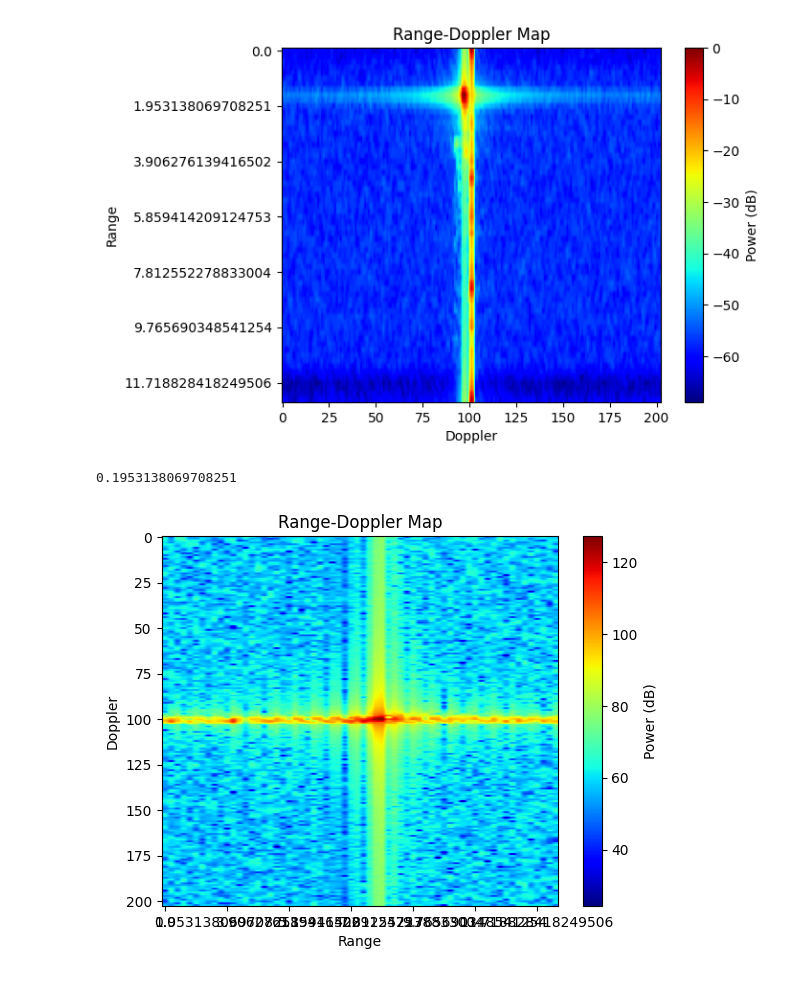
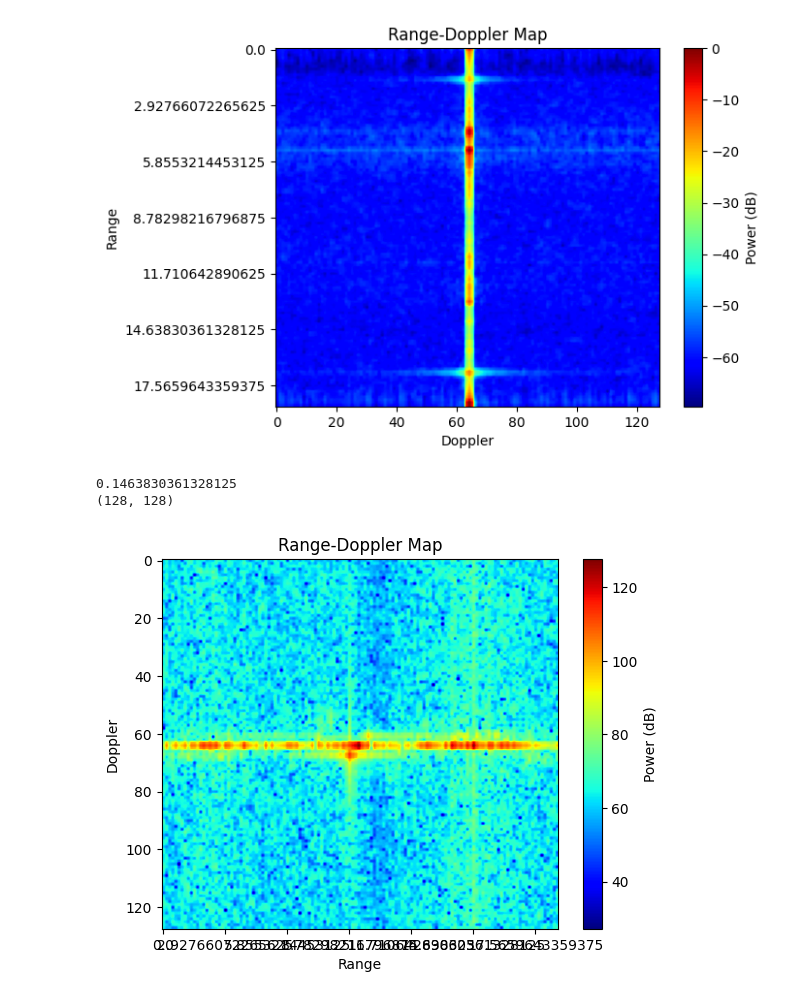
Before and after one commit to HarryPaniccc/4022S_code, a Jupyter notebook: range_doppler_notebook.ipynb, the cells around one changed output. Cells and saved outputs as stored; diff of their text form; code cells hidden in the pictures.

```diff
--- a/range_doppler_notebook.ipynb
+++ b/range_doppler_notebook.ipynb
@@ -62,45 +62,51 @@ def range_doppler_map(hdf5_file_path, frame, range_bin_size, make_map):
 moving_back_test = h5py.File('../4022S_data/undergrad_testset/Experiment_moving_target_back_data.hdf5', 'r') # Read in the file
 one_meter_centre_test = h5py.File('../4022S_data/undergrad_testset/Experiment_stationary_target_1m_1_data.hdf5','r')
 two_meter_centre_test = h5py.File('../4022S_data/undergrad_testset/Experiment_stationary_target_2m_1_data.hdf5','r')
+initial_slow_test_1 = h5py.File('../4022S_data/golfball_testset1/Experiment_2024-09-13_14-13-34_932_initialgolftest_slow.hdf5')
+initial_slow_test_6 = h5py.File('../4022S_data/golfball_testset1/Experiment_2024-09-13_14-15-40_120_initialgolftest_slow.hdf5')
+initial_fast_test_5 = h5py.File('../4022S_data/golfball_testset1/Experiment_2024-09-13_14-19-20_774_initialgolftest_fast.hdf5')
 
-test_in_question = moving_back_test
+test_in_question = initial_slow_test_1
 #test_in_question = one_meter_centre_test
 
 freq_slope_const, number_of_samples_per_chirp, sample_rate, Tdata, bandwidth, range_bin_size = get_measurement_parameters(test_in_question)
 
 
-range_doppler_data = range_doppler_map(test_in_question, '100', range_bin_size, 1)
+range_doppler_data = range_doppler_map(test_in_question, '6', range_bin_size, 1)
 
 print(range_bin_size)
+
+print(range_doppler_data.shape)
 # %% [output]
-[figure, old version]
+[figure, new version]
-0.1953138069708251
+0.1463830361328125
+(128, 128)
 # %%
 # Trying a homemade range-doppler map - can ignore this
-target_frame = 'Sensors/TI_Radar/Data/Frame_0'
+target_frame = 'Sensors/TI_Radar/Data/Frame_10'
 frame_data = test_in_question[f'{target_frame}/frame_data']#[:,:,0]
 
 window = np.tile(np.hanning(frame_data.shape[1])[np.newaxis, :, np.newaxis], (frame_data.shape[0], 1, frame_data.shape[2]))
 
 after_fast_time_fft = fft(window[:,:,0]*frame_data[:,:,0],frame_data.shape[0],0)
 after_slow_time_fft = fftshift(fft(after_fast_time_fft, after_fast_time_fft.shape[1],1))
 
 #Normalize to dB
 
 range_doppler_map_diy = np.rot90(20 * np.log10(np.abs(after_slow_time_fft)), 3)
 
 plt.figure()
 plt.imshow(range_doppler_map_diy, aspect='auto', cmap='jet')
 #plt.imshow(20 * np.log10(np.abs(after_slow_time_fft)), aspect='auto', cmap='jet')
 plt.title('Range-Doppler Map')
 x_ticks = plt.gca().get_xticks()
 plt.gca().set_xticklabels(x_ticks[::1]*range_bin_size)  # TODO: Copied this from the above version
                                                         # need to cut off the labels
 plt.xlabel('Range')
 plt.ylabel('Doppler')
 plt.colorbar(label='Power (dB)')
 plt.show()
 # %% [output]
-[figure, old version]
+[figure, new version]
 # %%
 #cfar_output = cfar(np.abs(after_slow_time_fft), 15, 5, 15, 5, 1e-5,0) # TODO inspect and see how to determine this
```
Also changed, not shown: parts of 2 cells of this notebook, 2 other files.
